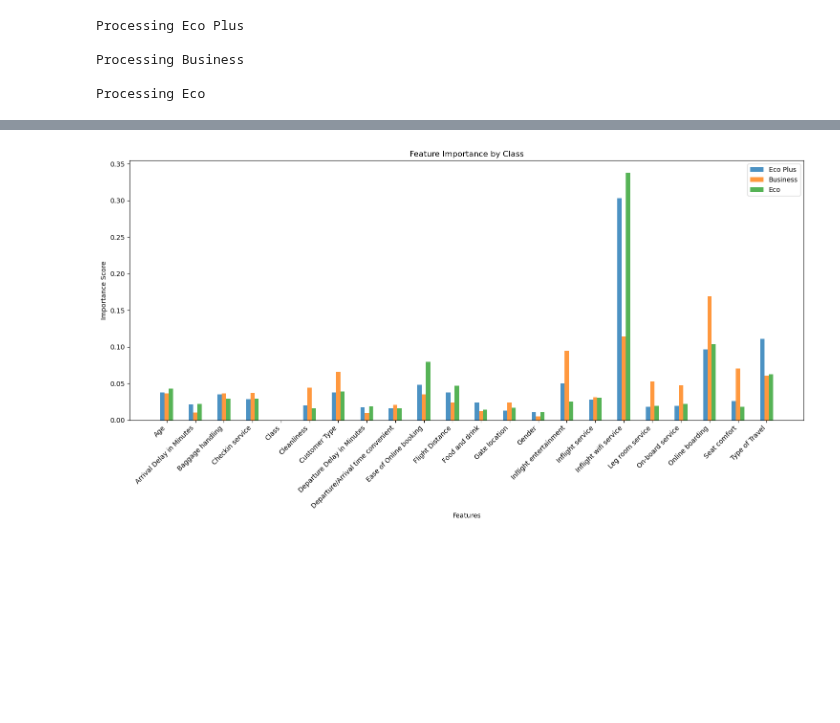
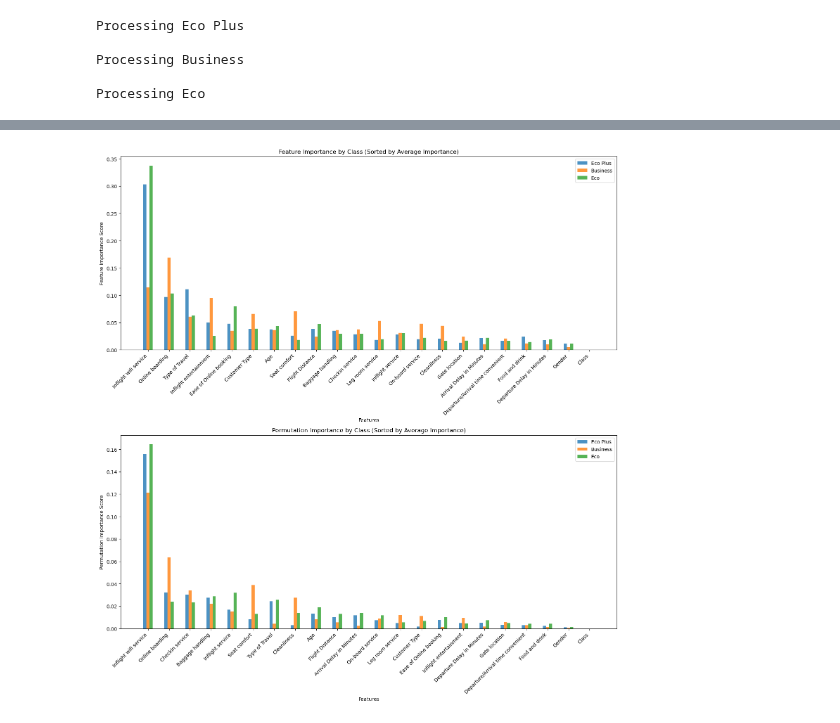
Before and after one commit to T-Godwins/airline-project, a Jupyter notebook: learning_notebooks/general_sentiment_analysis.ipynb, the cells around one changed output, grey strips where cells are left out. Drawn from its saved outputs; the diff is of its cells as text; code cells hidden in the pictures; blank space fills up the shorter version.

```diff
--- a/learning_notebooks/general_sentiment_analysis.ipynb
+++ b/learning_notebooks/general_sentiment_analysis.ipynb
@@ -9,8 +7,8 @@ Matplotlib is building the font cache; this may take a moment.
 ## Load and Explore Data
 # %%
 # Load Data
-train_df = pd.read_csv("datasets/Airline Passanger Satisfaction/train.csv")
-test_df = pd.read_csv("datasets/Airline Passanger Satisfaction/test.csv")
+train_df = pd.read_csv("../datasets/Airline Passanger Satisfaction/train.csv")
+test_df = pd.read_csv("../datasets/Airline Passanger Satisfaction/test.csv")
 
 train_df["type"] = "train"
 test_df["type"] = "test"
@@ -393,38 +412,79 @@ for i in all_importances:
 # %%
 all_feature_names = sorted(list(all_feature_names))
+
+# Calculate average importance across tiers to determine sorting
+avg_feature_importance = np.zeros(len(all_feature_names))
+avg_permutation_importance = np.zeros(len(all_feature_names))
+
+for data in all_importances.values():
+    for i, feature in enumerate(data['features']):
+        feature_idx = all_feature_names.index(feature)
+        avg_feature_importance[feature_idx] += data['feature_importances'][i]
+        avg_permutation_importance[feature_idx] += data['permutation_importances'][i]
+
+avg_feature_importance /= len(all_importances)
+avg_permutation_importance /= len(all_importances)
+
+# Sort features by average importance
+feature_sort_idx = np.argsort(avg_feature_importance)[::-1]
+perm_sort_idx = np.argsort(avg_permutation_importance)[::-1]
+
+sorted_feature_names_fi = [all_feature_names[i] for i in feature_sort_idx]
+sorted_feature_names_pi = [all_feature_names[i] for i in perm_sort_idx]
 
 # Create x positions for bars
 x = np.arange(len(all_feature_names))
 
-# Create figure for all plots
-plt.figure(figsize=(15, 8))
+# Create figures for feature importance and permutation importance
+fig, (ax1, ax2) = plt.subplots(2, 1, figsize=(15, 16))
 bar_width = 0.15
 opacity = 0.8
 
-# Plot bars for each tier
+# Plot feature importance bars for each tier
 for idx, (tier, data) in enumerate(all_importances.items()):
-    # Create importance array matching all_feature_names
+    # Create importance array matching sorted features
     importances = np.zeros(len(all_feature_names))
     for i, feature in enumerate(data['features']):
-        feature_idx = all_feature_names.index(feature)
-        importances[feature_idx] = data['importances'][i]
+        feature_idx = sorted_feature_names_fi.index(feature)
+        importances[feature_idx] = data['feature_importances'][i]
 
-    plt.bar(x + idx * bar_width,
-           importances,
-           bar_width,
-           alpha=opacity,
-           label=tier)
+    ax1.bar(x + idx * bar_width,
+            importances,
+            bar_width,
+            alpha=opacity,
+            label=tier)
 
-# Customize plot
-plt.xlabel('Features')
-plt.ylabel('Importance Score')
-plt.title('Feature Importance by Class')
-plt.xticks(x + bar_width * (len(all_importances) - 1) / 2,
-           all_feature_names,
-           rotation=45,
-           ha='right')
-plt.legend()
+# Plot permutation importance bars for each tier
+for idx, (tier, data) in enumerate(all_importances.items()):
+    # Create importance array matching sorted features
+    importances = np.zeros(len(all_feature_names))
+    for i, feature in enumerate(data['features']):
+        feature_idx = sorted_feature_names_pi.index(feature)
+        importances[feature_idx] = data['permutation_importances'][i]
+
+    ax2.bar(x + idx * bar_width,
+            importances,
+            bar_width,
+            alpha=opacity,
+            label=tier)
+
+# Customize feature importance plot
+ax1.set_xlabel('Features')
+ax1.set_ylabel('Feature Importance Score')
+ax1.set_title('Feature Importance by Class (Sorted by Average Importance)')
+ax1.set_xticks(x + bar_width * (len(all_importances) - 1) / 2)
+ax1.set_xticklabels(sorted_feature_names_fi, rotation=45, ha='right')
+ax1.legend()
+
+# Customize permutation importance plot
+ax2.set_xlabel('Features')
+ax2.set_ylabel('Permutation Importance Score')
+ax2.set_title('Permutation Importance by Class (Sorted by Average Importance)')
+ax2.set_xticks(x + bar_width * (len(all_importances) - 1) / 2)
+ax2.set_xticklabels(sorted_feature_names_pi, rotation=45, ha='right')
+ax2.legend()
+
 plt.tight_layout()
 plt.show()
 # %% [output]
-[figure, old version]
+[figure, new version]
```
Also changed, not shown: parts of 11 cells of this notebook, 6 other files.
